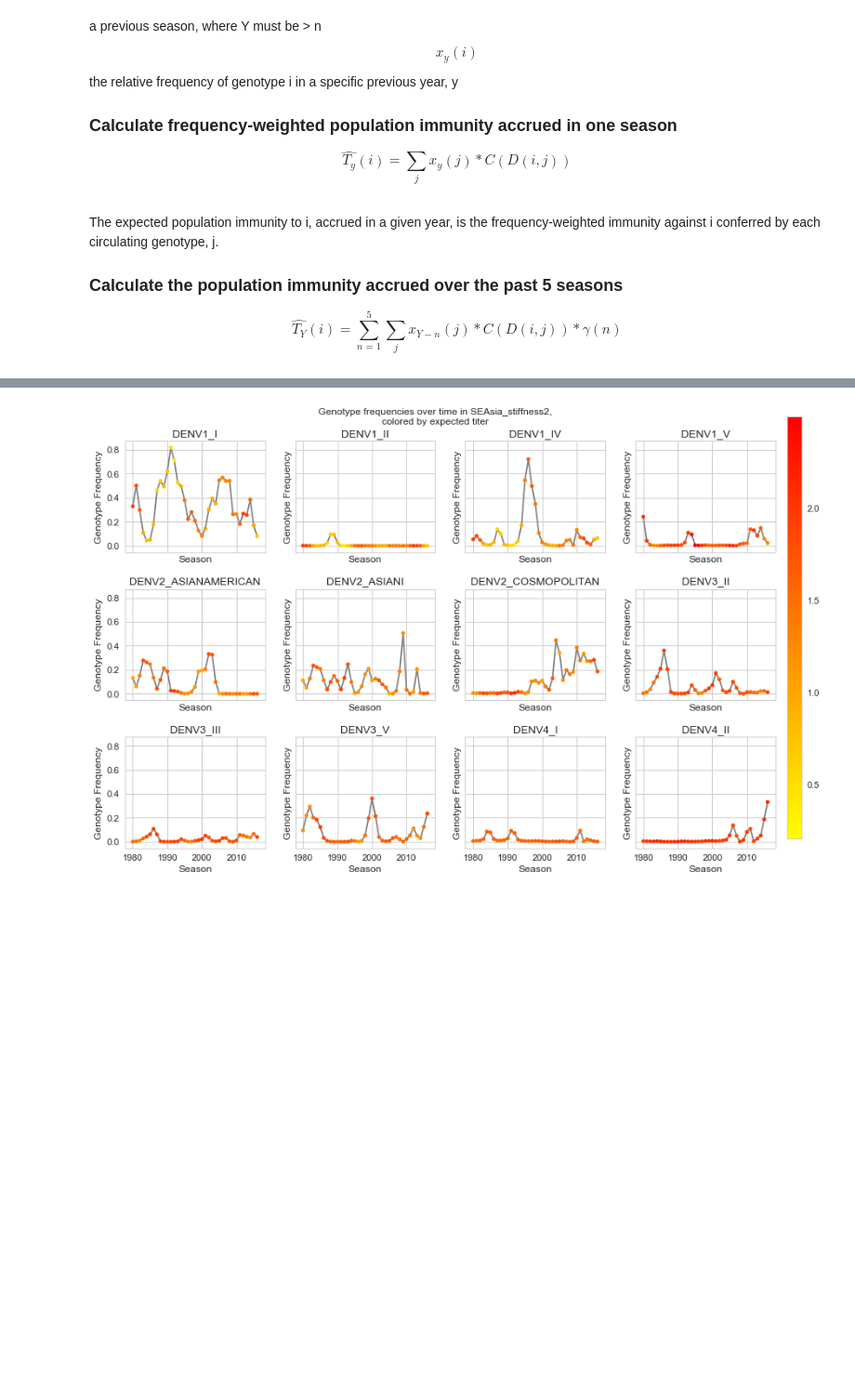
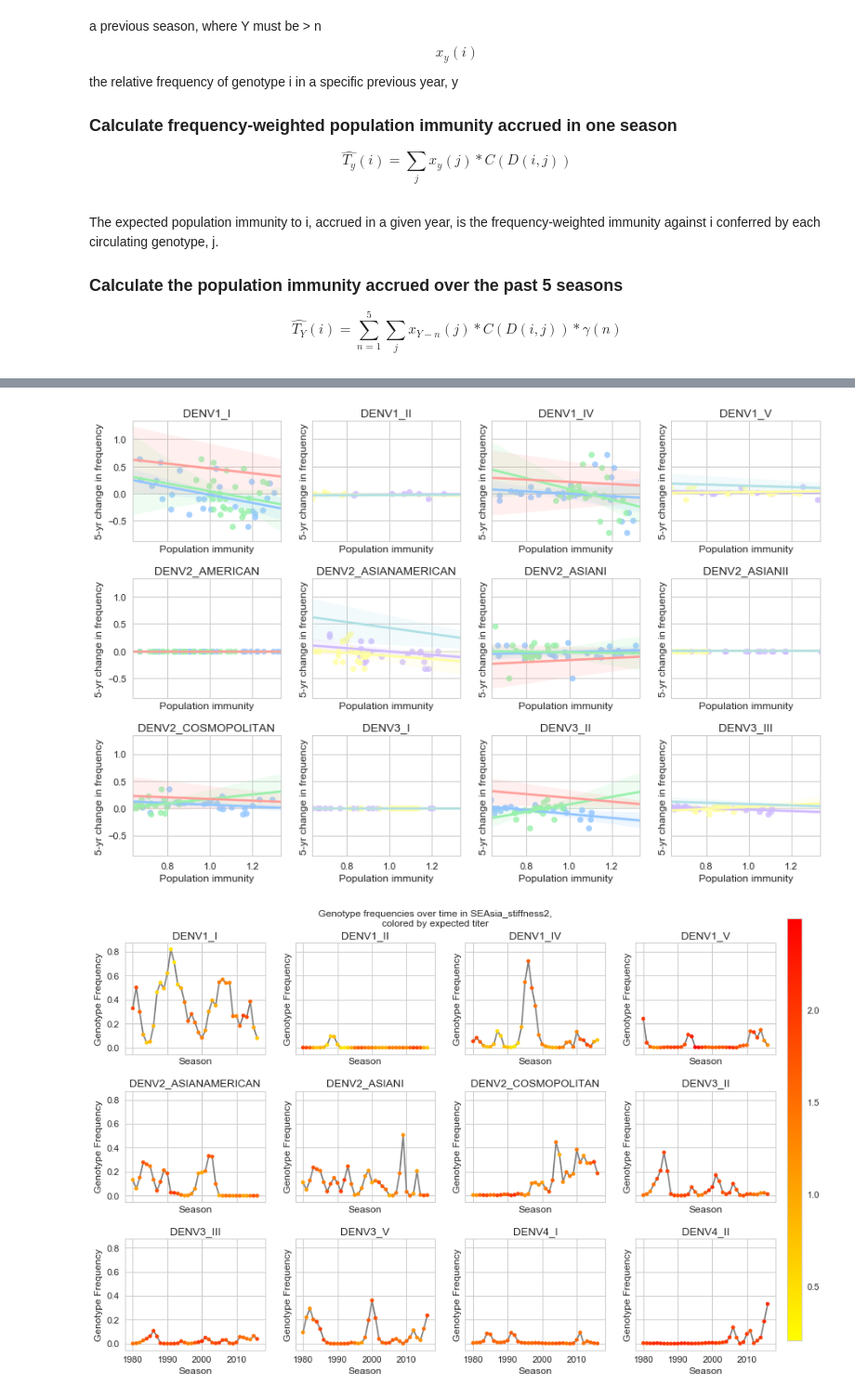
Before and after one commit to blab/dengue-antigenic-dynamics, a Jupyter notebook: scripts/frequencies/population_exposure_within_between_effects.ipynb, the cells around one changed output, grey strips where cells are left out. Shown: that part at 93% size. Drawn from its saved outputs; the diff is of its cells as text; code cells hidden in the pictures; blank space fills up the shorter version.

Commit message:
Add multiple regression, plots. Clearly needs bug fixes later, but here's the machinery.

```diff
--- a/scripts/frequencies/population_exposure_within_between_effects.ipynb
+++ b/scripts/frequencies/population_exposure_within_between_effects.ipynb
@@ -260,8 +261,8 @@ def calc_population_exposure(i, all_Y, N, J, frequencies, titers):
 # %%
 population_exposure = { i: calc_population_exposure(i, seasons, 5, genotypes, genotype_frequencies, titers)
                       for i in genotypes}
+for i, exposure in population_exposure.items():
+    valid_seasons = delta_genotype_frequencies[i].index.values
+    exposure = exposure.loc[valid_seasons]
+    exposure['delta_frequency'] = delta_genotype_frequencies[i]
+    population_exposure[i] = exposure
-# %%
-for i, exposure in population_exposure.items():
-    valid_seasons = delta_genotype_frequencies[i].index.values
-    exposure = exposure.loc[exposure.index.isin(valid_seasons)]
-    exposure['delta_frequency'] = delta_genotype_frequencies[i]
@@ -273,29 +313,20 @@ See the caveats in the documentation: http://pandas.pydata.org/pandas-docs/stabl
 # %%
 #### Plot
 
-def plot_exposure_frequencies(i, ax, population_exposure, frequencies, **kwargs):
+def plot_exposure_delta_frequencies(i, ax, population_exposure, **kwargs):
 
-    seasons_of_interest = population_exposure[i].index.values
-    y = frequencies[i][seasons_of_interest]
-    x = population_exposure[i]
+    gt_x = population_exposure[i]['genotype_exposure']
+    st_x = population_exposure[i]['serotype_exposure']
+    total_x = population_exposure[i]['total_exposure']
+    y = population_exposure[i]['delta_frequency']
 
-    sns.regplot(x,y, ax=ax)
-    ax.set_title(i)
-    ax.set_ylim(bottom=0.)
-    ax.set_xlabel('dTiter(population sera, virus i)')
-    ax.set_ylabel('Frequency of virus i')
-
-
-def plot_exposure_delta_frequencies(i, ax, population_exposure, frequencies, seasons_forward=3, **kwargs):
-
-
-    pop_exp_i = population_exposure[i][valid_seasons[:-1*seasons_forward]]
-
-    sns.regplot(pop_exp_i,pd.Series(delta_f), ax=ax)
+    sns.regplot(gt_x, y, label='D(Ii)+D(Jj)', ax=ax)
+    sns.regplot(st_x, y, label='D(IJ)', ax=ax)
+    sns.regplot(total_x, y, label='Total D(ij)', ax=ax)
 
     ax.set_title(i)
-    ax.set_xlabel('dTiter(population sera, virus i)')
-    ax.set_ylabel('%d-yr change in frequency'%seasons_forward)
+    ax.set_xlabel('Population immunity')
+    ax.set_ylabel('5-yr change in frequency')
 
 
 def plot_time_frequencies_exposure(i, ax, population_exposure, frequencies,
@@ -336,7 +367,7 @@ def plot_all_j_vals(plot_fn, population_exposure, frequencies,
     fig, axes = plt.subplots(nrows=nrows, ncols=ncols, squeeze=True, figsize=(12,8), sharey=True, sharex=True)
 
     for j, ax in zip(sorted(population_exposure.keys()), axes.flatten()):
-        plot_fn(j, ax, population_exposure, frequencies, **kwargs)
+        plot_fn(j, ax, population_exposure, **kwargs)
 
     if 'title' in kwargs:
         plt.suptitle(kwargs['title'], va='bottom', size=24)
@@ -350,6 +381,10 @@ def plot_all_j_vals(plot_fn, population_exposure, frequencies,
         cax = fig.add_axes([1.0, 0.1, 0.02, 0.9], frame_on=False)
         cb = mpl.colorbar.ColorbarBase(cax,cmap='autumn_r',
                                        norm=mpl.colors.Normalize(vmin=min_val,vmax=max_val),orientation='vertical',alpha=1.0,drawedges=False)
+# %%
+plot_all_j_vals(plot_exposure_delta_frequencies, population_exposure, genotype_frequencies)
+# %% [output]
+[figure, added]
 # %%
 plot_all_j_vals(plot_time_frequencies_exposure, genotype_exposure_antigenic, genotype_frequencies,
                 min_val = min_gt_ant_val, max_val = max_gt_ant_val,
```
Also changed, not shown: parts of 5 cells of this notebook.
